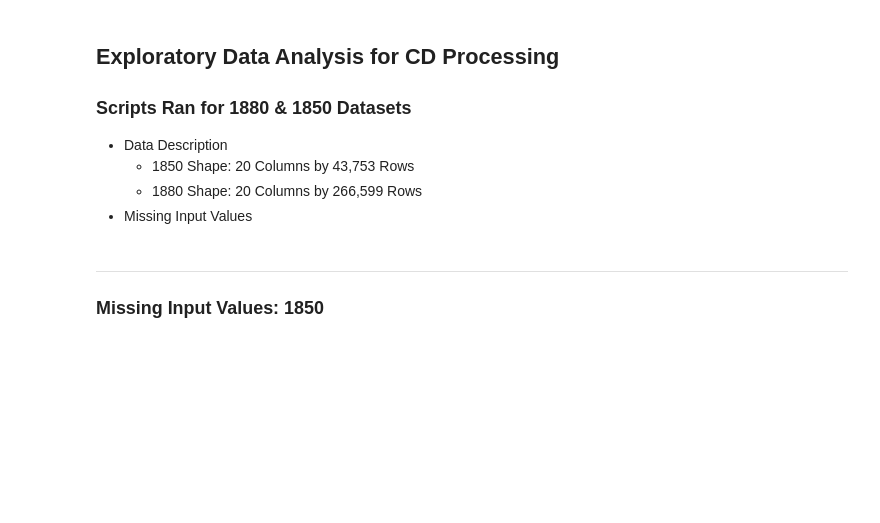
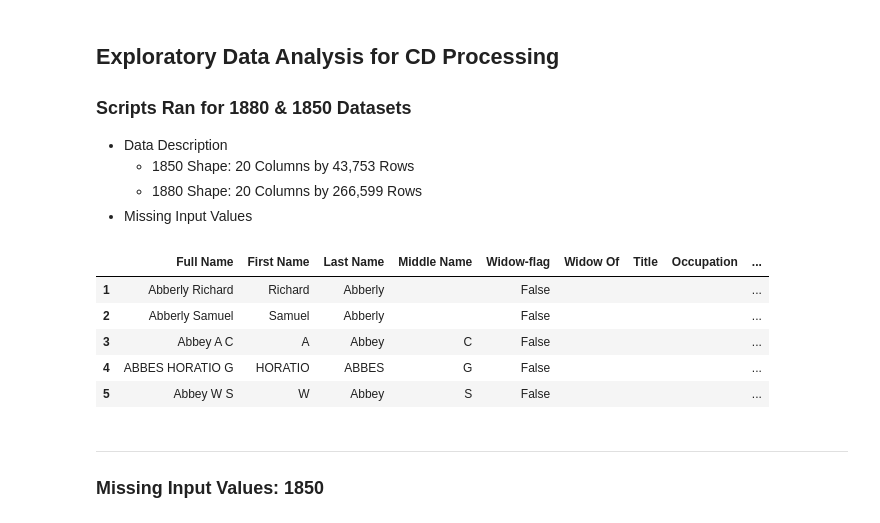
Before and after one commit to CenterForSpatialResearch/hnyc_cd_processing, a Jupyter notebook: EDA.ipynb, the cells around one changed output. Drawn from its saved outputs; the diff is of its cells as text; code cells hidden in the pictures; blank space fills up the shorter version.

```diff
--- a/EDA.ipynb
+++ b/EDA.ipynb
@@ -26,6 +26,15 @@ with open('input/1850/bk_final_output.pkl', 'rb') as f:
 # Replace empty strings with NaN values
 output_1850.replace('', np.nan, inplace=True)
 output_1880.replace('', np.nan, inplace=True)
+# %%
+output_1850_bk.head()
+# %% [output]
+|  | Full Name | First Name | Last Name | Middle Name | Widow-flag | Widow Of | Title | Occupation | ... |
+| 1 | Abberly Richard | Richard | Abberly |  | False |  |  |  | ... |
+| 2 | Abberly Samuel | Samuel | Abberly |  | False |  |  |  | ... |
+| 3 | Abbey A C | A | Abbey | C | False |  |  |  | ... |
+| 4 | ABBES HORATIO G | HORATIO | ABBES | G | False |  |  |  | ... |
+| 5 | Abbey W S | W | Abbey | S | False |  |  |  | ... |
 # %% [markdown]
 ***
 
```
Also changed, not shown: parts of 1 cell of this notebook, 7 other files.
